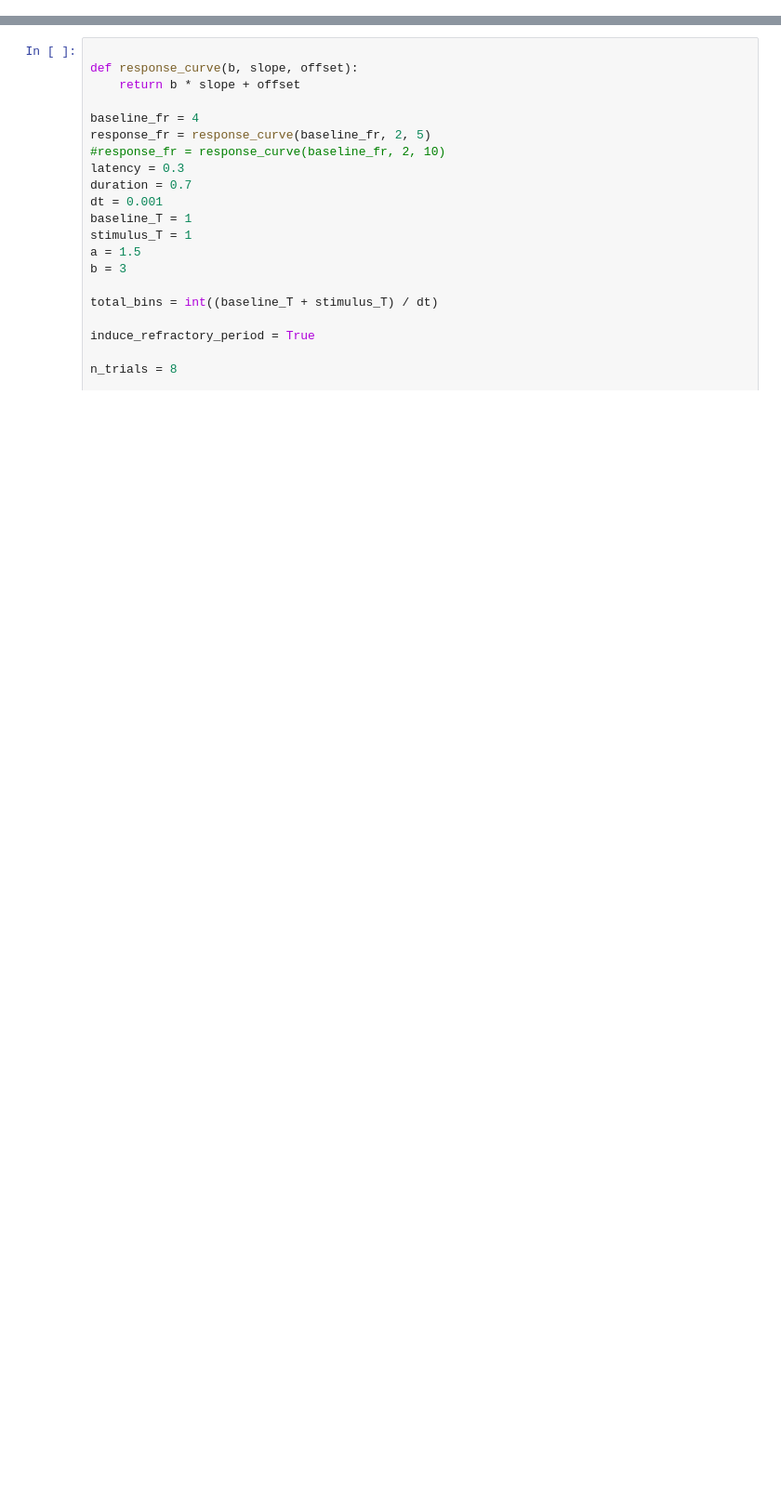
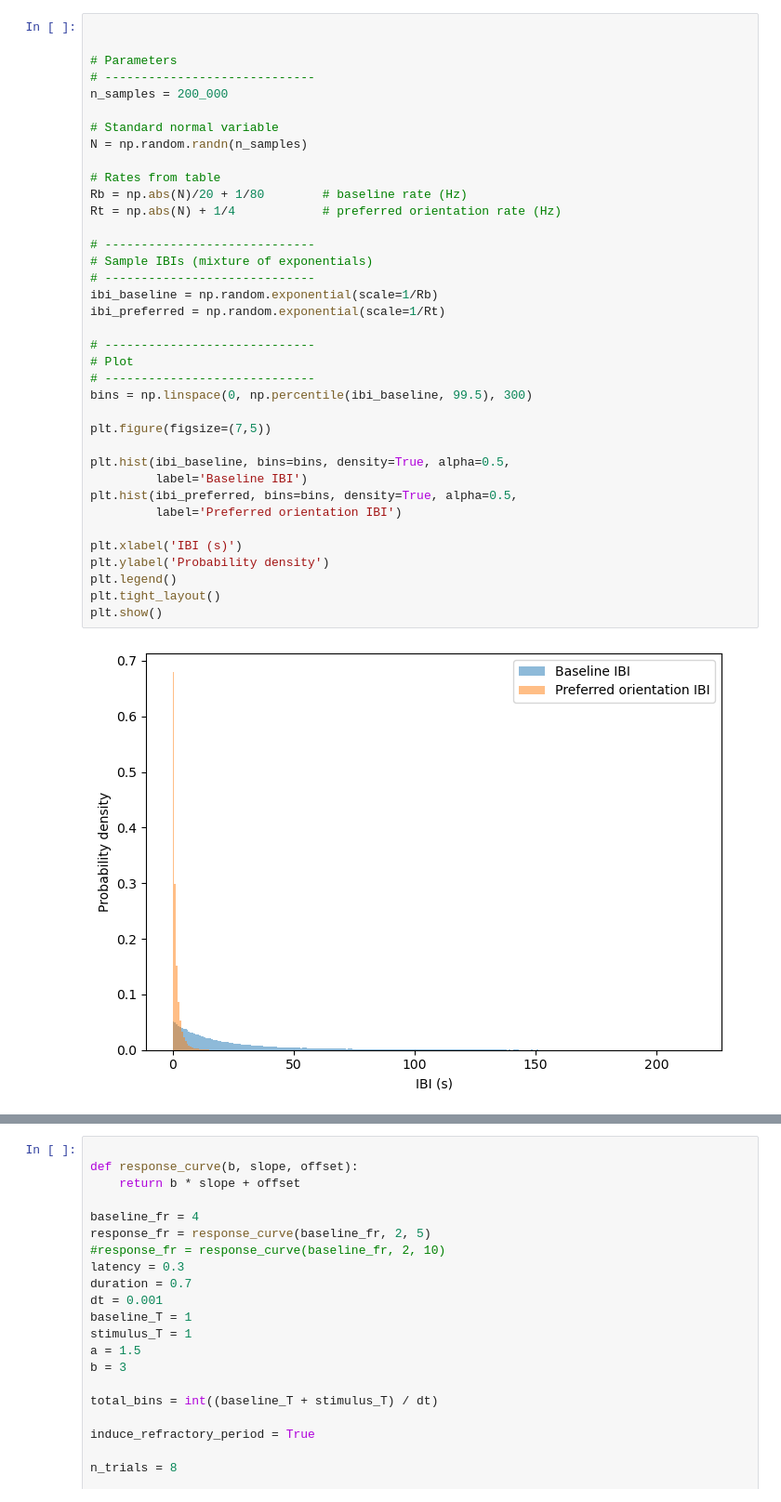
Before and after one commit to a-darcher/response_generator, a Jupyter notebook: dev_nbs/dev.ipynb, the cells around one changed output, grey strips where cells are left out. Shown at 93% size. Drawn from its saved outputs; the diff is of its cells as text; blank space fills up the shorter version.

```diff
--- a/dev_nbs/dev.ipynb
+++ b/dev_nbs/dev.ipynb
@@ -200,0 +116,39 @@ np.int64(5)
+# %%
+
+
+# Parameters
+# -----------------------------
+n_samples = 200_000
+
+# Standard normal variable
+N = np.random.randn(n_samples)
+
+# Rates from table
+Rb = np.abs(N)/20 + 1/80        # baseline rate (Hz)
+Rt = np.abs(N) + 1/4            # preferred orientation rate (Hz)
+
+# -----------------------------
+# Sample IBIs (mixture of exponentials)
+# -----------------------------
+ibi_baseline = np.random.exponential(scale=1/Rb)
+ibi_preferred = np.random.exponential(scale=1/Rt)
+
+# -----------------------------
+# Plot
+# -----------------------------
+bins = np.linspace(0, np.percentile(ibi_baseline, 99.5), 300)
+
+plt.figure(figsize=(7,5))
+
+plt.hist(ibi_baseline, bins=bins, density=True, alpha=0.5,
+         label='Baseline IBI')
+plt.hist(ibi_preferred, bins=bins, density=True, alpha=0.5,
+         label='Preferred orientation IBI')
+
+plt.xlabel('IBI (s)')
+plt.ylabel('Probability density')
+plt.legend()
+plt.tight_layout()
+plt.show()
+# %% [output]
+[figure, added]
```
Also changed, not shown: parts of 15 cells of this notebook.
